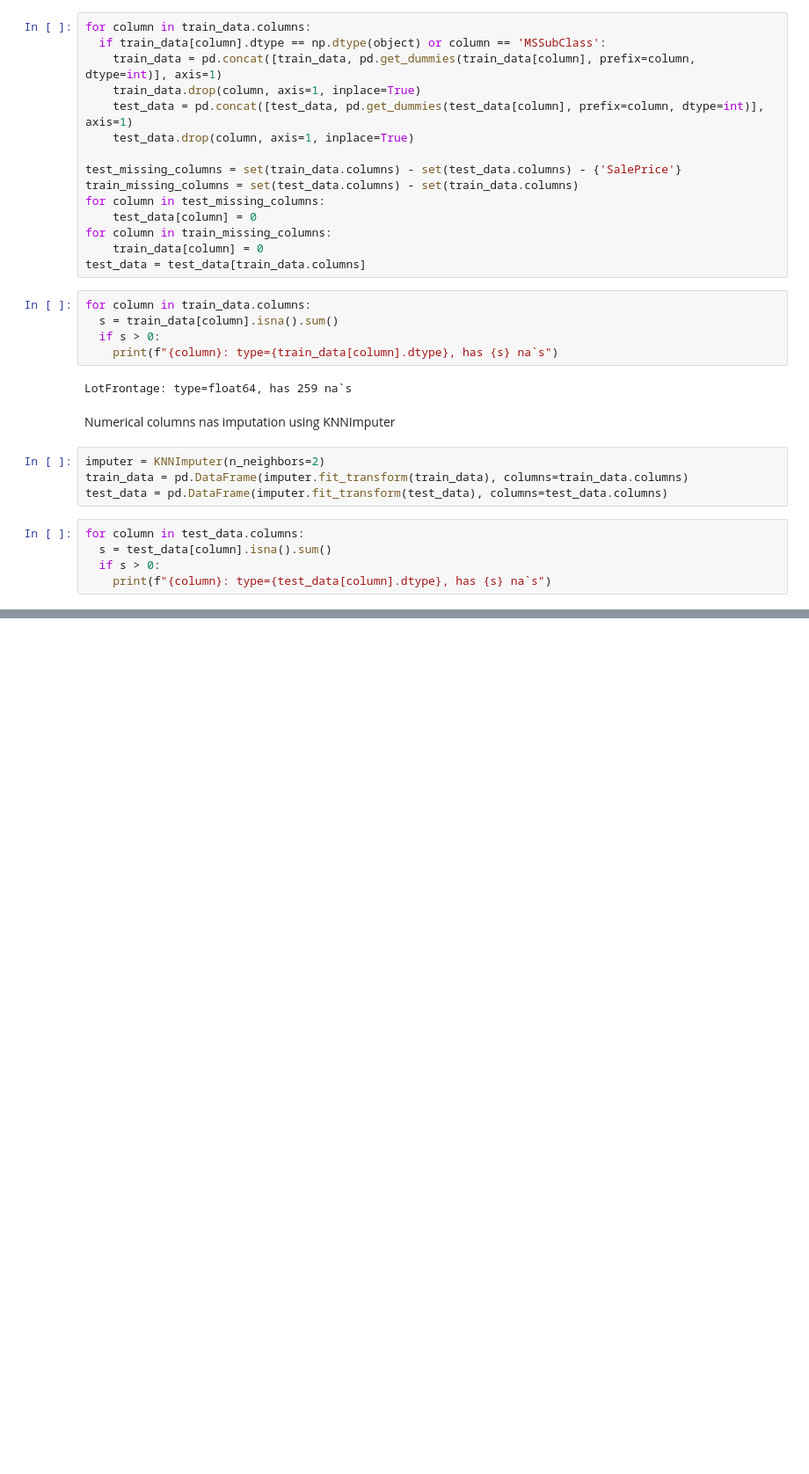
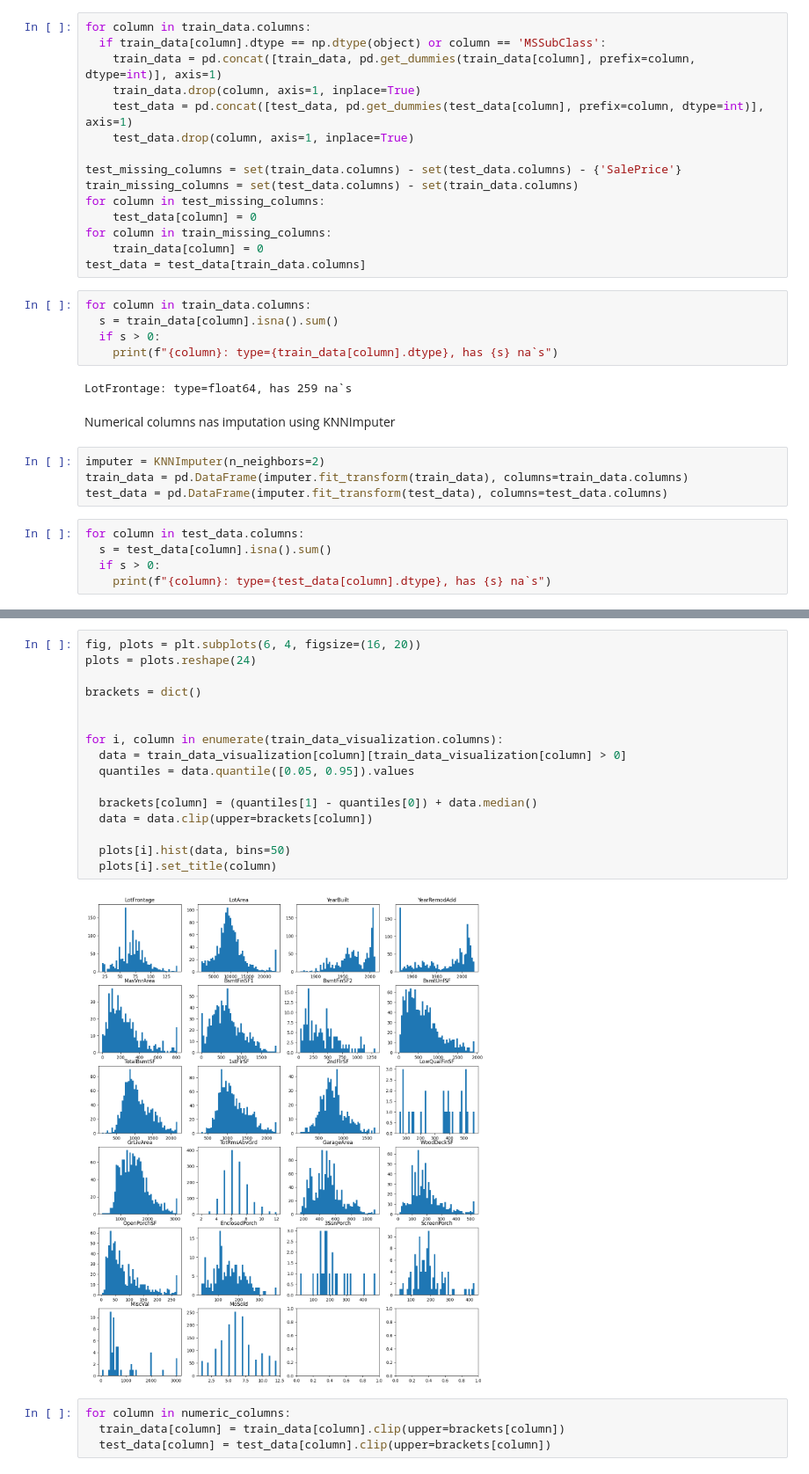
Before and after one commit to astopchatyy/Buildings-prediction-collab, a Jupyter notebook: Buildings_dataset.ipynb, the cells around one changed output, grey strips where cells are left out. Shown at 88% size. Cells and saved outputs as stored; diff of their text form; blank space fills up the shorter version.

```diff
--- a/Buildings_dataset.ipynb
+++ b/Buildings_dataset.ipynb
@@ -191,0 +236,22 @@ for column in test_data.columns:
+# %%
+fig, plots = plt.subplots(6, 4, figsize=(16, 20))
+plots = plots.reshape(24)
+
+brackets = dict()
+
+
+for i, column in enumerate(train_data_visualization.columns):
+  data = train_data_visualization[column][train_data_visualization[column] > 0]
+  quantiles = data.quantile([0.05, 0.95]).values
+
+  brackets[column] = (quantiles[1] - quantiles[0]) + data.median()
+  data = data.clip(upper=brackets[column])
+
+  plots[i].hist(data, bins=50)
+  plots[i].set_title(column)
+# %% [output]
+[figure, added]
+# %%
+for column in numeric_columns:
+  train_data[column] = train_data[column].clip(upper=brackets[column])
+  test_data[column] = test_data[column].clip(upper=brackets[column])
```
Also changed, not shown: parts of 4 cells of this notebook.
